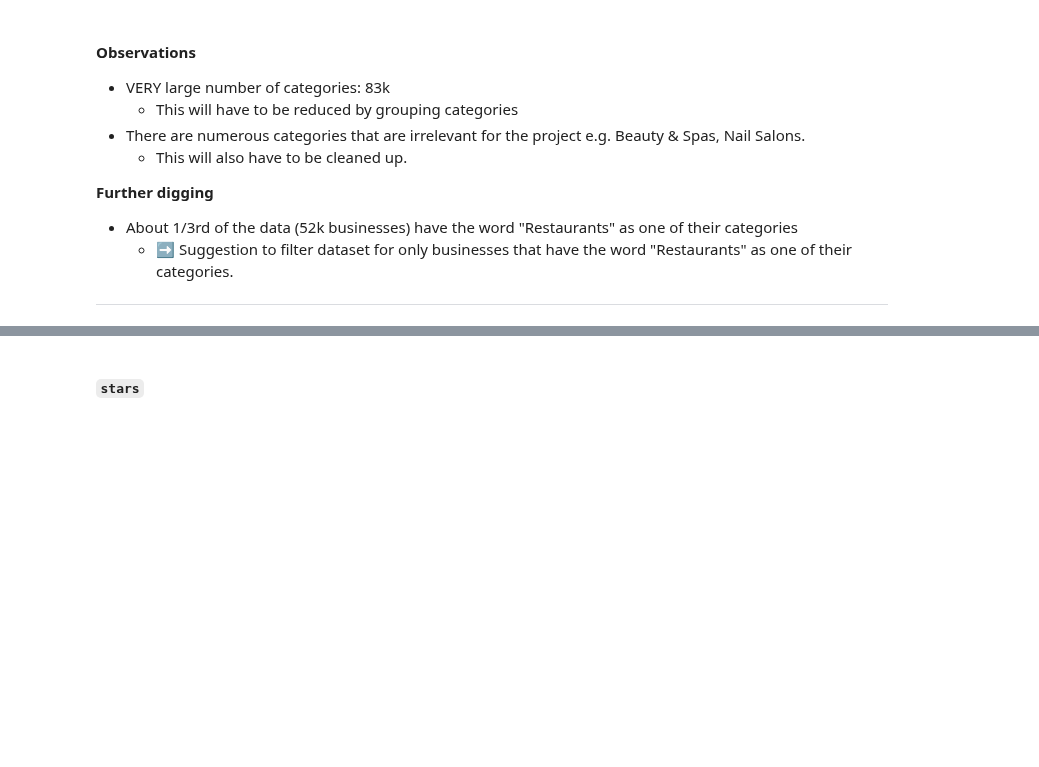
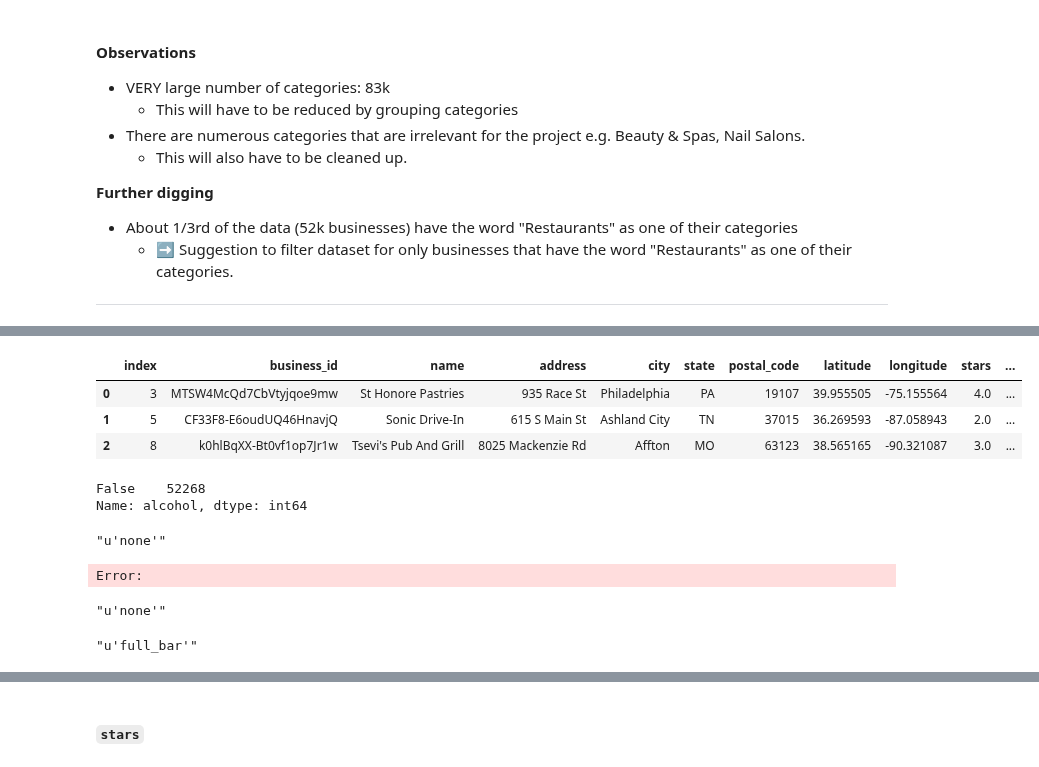
Before and after one commit to Dimasaur/scorecast, a Jupyter notebook: eda/quentin_business_eda.ipynb, the cells around one changed output, grey strips where cells are left out. Cells and saved outputs as stored; diff of their text form; code cells hidden in the pictures; blank space fills up the shorter version.

Commit message:
Extracting attributes part 1

```diff
--- a/eda/quentin_business_eda.ipynb
+++ b/eda/quentin_business_eda.ipynb
@@ -12,6 +12,8 @@ from sklearn.linear_model import LinearRegression, LogisticRegression
 from sklearn.tree import DecisionTreeClassifier
 from sklearn.neighbors import KNeighborsClassifier, KNeighborsRegressor
 from sklearn.model_selection import learning_curve, cross_validate, cross_val_score
+
+pd.set_option('display.max_columns', None)
 # %% [markdown]
 ## Business dataset
 # %%
@@ -253,0 +279,54 @@ __Further digging__
+# %%
+# Extracting values from the `attributes` feature
+restaurants['delivery'] = restaurants['attributes'].apply(lambda x: x.get('RestaurantsDelivery', False) if x else False)
+restaurants['alcohol'] = restaurants['attributes'].apply(lambda x: x.get('Alochol', False) if x else False)
+restaurants['ambience'] = restaurants['attributes'].apply(lambda x: x.get('Ambience', False) if x else False)
+restaurants['bike_parking'] = restaurants['attributes'].apply(lambda x: x.get('BikeParking', False) if x else False)
+restaurants['credit_card'] = restaurants['attributes'].apply(lambda x: x.get('BusinessAcceptsCreditCards', False) if x else False)
+restaurants['parking'] = restaurants['attributes'].apply(lambda x: x.get('BusinessParking', False) if x else False)
+restaurants['appointment_only'] = restaurants['attributes'].apply(lambda x: x.get('ByAppointmentOnly', False) if x else False)
+restaurants['caters'] = restaurants['attributes'].apply(lambda x: x.get('Caters', False) if x else False)
+restaurants['coat_check'] = restaurants['attributes'].apply(lambda x: x.get('CoatCheck', False) if x else False)
+restaurants['dogs'] = restaurants['attributes'].apply(lambda x: x.get('DogsAllowed', False) if x else False)
+restaurants['drive_thru'] = restaurants['attributes'].apply(lambda x: x.get('DriveThru', False) if x else False)
+restaurants['good_for_kids'] = restaurants['attributes'].apply(lambda x: x.get('GoodForKids', False) if x else False)
+restaurants['good_for_groups'] = restaurants['attributes'].apply(lambda x: x.get('RestaurantsGoodForGroups', False) if x else False)
+restaurants['happy_hour'] = restaurants['attributes'].apply(lambda x: x.get('HappyHour', False) if x else False)
+restaurants['tv'] = restaurants['attributes'].apply(lambda x: x.get('HasTV', False) if x else False)
+restaurants['outdoor_seating'] = restaurants['attributes'].apply(lambda x: x.get('OutdoorSeating', False) if x else False)
+restaurants['attire'] = restaurants['attributes'].apply(lambda x: x.get('RestaurantsAttire', False) if x else False)
+restaurants['price_range'] = restaurants['attributes'].apply(lambda x: x.get('RestaurantsPriceRange2', False) if x else False)
+restaurants['reservations'] = restaurants['attributes'].apply(lambda x: x.get('RestaurantsReservations', False) if x else False)
+restaurants['table_service'] = restaurants['attributes'].apply(lambda x: x.get('RestaurantsTableService', False) if x else False)
+restaurants['take_out'] = restaurants['attributes'].apply(lambda x: x.get('RestaurantsTakeOut', False) if x else False)
+restaurants['wheelchair'] = restaurants['attributes'].apply(lambda x: x.get('WheelchairAccessible', False) if x else False)
+restaurants['wifi'] = restaurants['attributes'].apply(lambda x: x.get('WiFi', False) if x else False)
+
+# Inspect df
+restaurants.head(3)
+# %% [output]
+|  | index | business_id | name | address | city | state | postal_code | latitude | longitude | stars | ... |
+| 0 | 3 | MTSW4McQd7CbVtyjqoe9mw | St Honore Pastries | 935 Race St | Philadelphia | PA | 19107 | 39.955505 | -75.155564 | 4.0 | ... |
+| 1 | 5 | CF33F8-E6oudUQ46HnavjQ | Sonic Drive-In | 615 S Main St | Ashland City | TN | 37015 | 36.269593 | -87.058943 | 2.0 | ... |
+| 2 | 8 | k0hlBqXX-Bt0vf1op7Jr1w | Tsevi's Pub And Grill | 8025 Mackenzie Rd | Affton | MO | 63123 | 38.565165 | -90.321087 | 3.0 | ... |
+# %%
+restaurants.alcohol.value_counts()
+# %% [output]
+False    52268
+Name: alcohol, dtype: int64
+# %%
+restaurants.head()['attributes'][0]['RestaurantsDelivery']
+# %% [output]
+"u'none'"
+# %%
+restaurants.head()['attributes'][1]['RestaurantsDelivery']
+# %% [output]
+Error:
+# %%
+restaurants.head()['attributes'][2]['RestaurantsDelivery']
+# %% [output]
+"u'none'"
+# %%
+restaurants.head()['attributes'][2]['Alcohol']
+# %% [output]
+"u'full_bar'"
```
Also changed, not shown: parts of 6 cells of this notebook.
